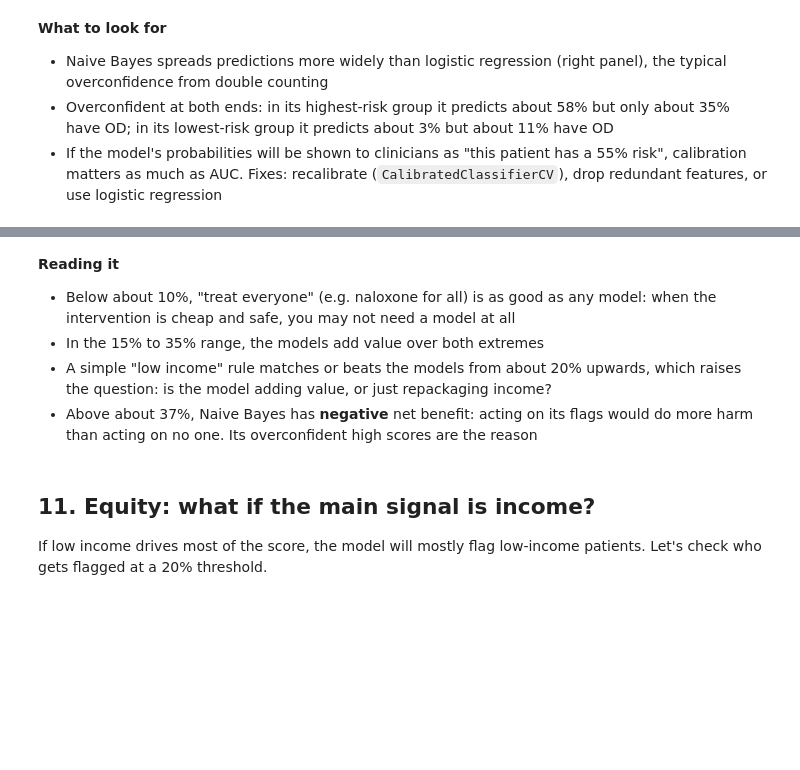
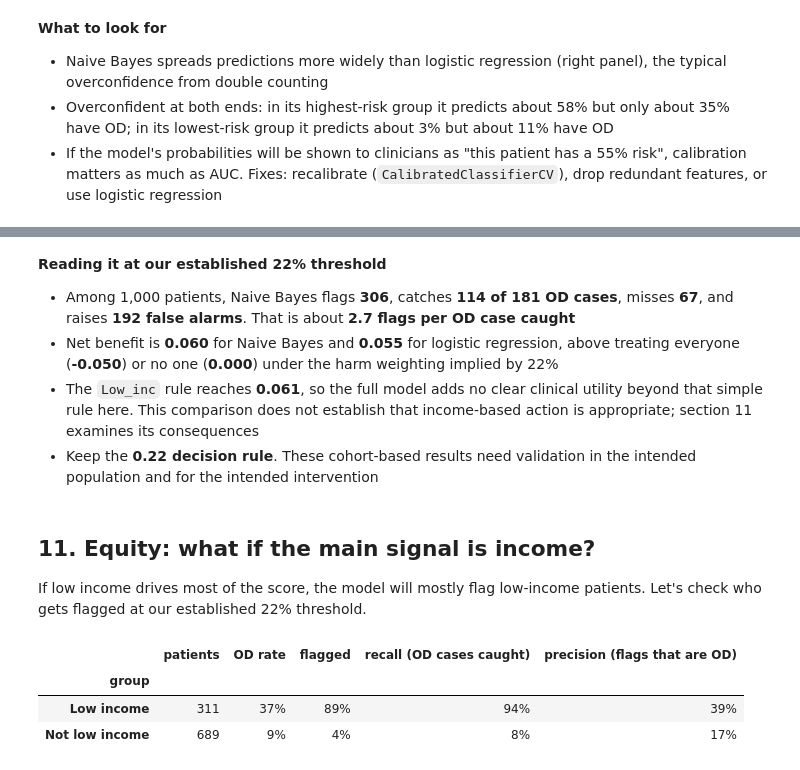
Before and after one commit to IE-ML-for-Healthcare/Bayesian-in-HC, a Jupyter notebook: 04_naive_bayes_opioid_demo_v2.ipynb, the cells around one changed output, grey strips where cells are left out. Cells and saved outputs as stored; diff of their text form; code cells hidden in the pictures; blank space fills up the shorter version.

```diff
--- a/04_naive_bayes_opioid_demo_v2.ipynb
+++ b/04_naive_bayes_opioid_demo_v2.ipynb
@@ -643,22 +762,28 @@ plt.tight_layout(); plt.show()
 # %% [markdown]
-**Reading it**
-- Below about 10%, "treat everyone" (e.g. naloxone for all) is as good as any model: when the intervention is cheap and safe, you may not need a model at all
-- In the 15% to 35% range, the models add value over both extremes
-- A simple "low income" rule matches or beats the models from about 20% upwards, which raises the question: is the model adding value, or just repackaging income?
-- Above about 37%, Naive Bayes has **negative** net benefit: acting on its flags would do more harm than acting on no one. Its overconfident high scores are the reason
+**Reading it at our established 22% threshold**
+
+- Among 1,000 patients, Naive Bayes flags **306**, catches **114 of 181 OD cases**, misses **67**, and raises **192 false alarms**. That is about **2.7 flags per OD case caught**
+- Net benefit is **0.060** for Naive Bayes and **0.055** for logistic regression, above treating everyone (**-0.050**) or no one (**0.000**) under the harm weighting implied by 22%
+- The `Low_inc` rule reaches **0.061**, so the full model adds no clear clinical utility beyond that simple rule here. This comparison does not establish that income-based action is appropriate; section 11 examines its consequences
+- Keep the **0.22 decision rule**. These cohort-based results need validation in the intended population and for the intended intervention
 # %% [markdown]
 ## 11. Equity: what if the main signal is income?
 
-If low income drives most of the score, the model will mostly flag low-income patients. Let's check who gets flagged at a 20% threshold.
+If low income drives most of the score, the model will mostly flag low-income patients. Let's check who gets flagged at our established 22% threshold.
 # %%
-t = 0.20
+t = threshold
 g = pd.DataFrame({"Low_inc": X["Low_inc"].map({1: "Low income", 0: "Not low income"}), "y": y, "flag": cv_nb >= t})
 rows = []
 for grp, d in g.groupby("Low_inc"):
     rows.append({"group": grp, "patients": len(d), "OD rate": d.y.mean(), "flagged": d.flag.mean(),
                  "recall (OD cases caught)": (d.flag & (d.y == 1)).sum() / max((d.y == 1).sum(), 1),
                  "precision (flags that are OD)": (d.flag & (d.y == 1)).sum() / max(d.flag.sum(), 1)})
 out = pd.DataFrame(rows).set_index("group")
 display(out.style.format({"patients": "{:.0f}", "OD rate": "{:.0%}", "flagged": "{:.0%}",
                           "recall (OD cases caught)": "{:.0%}", "precision (flags that are OD)": "{:.0%}"}))
+# %% [output]
+|  | patients | OD rate | flagged | recall (OD cases caught) | precision (flags that are OD) |
+| group |  |  |  |  |  |
+| Low income | 311 | 37% | 89% | 94% | 39% |
+| Not low income | 689 | 9% | 4% | 8% | 17% |
 # %% [markdown]
```
Also changed, not shown: parts of 27 cells of this notebook.
